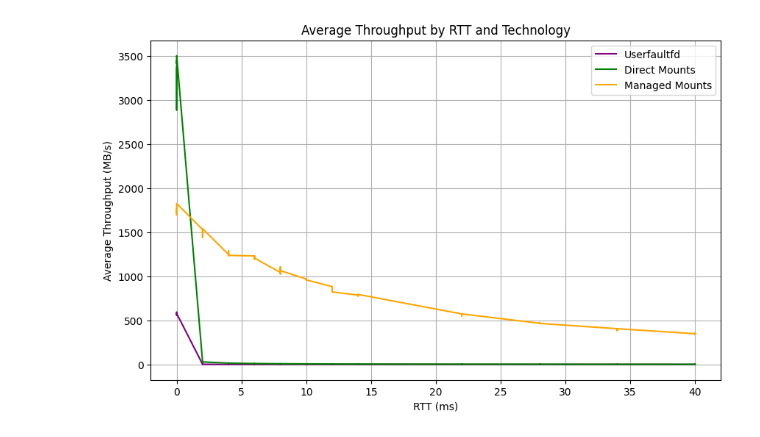
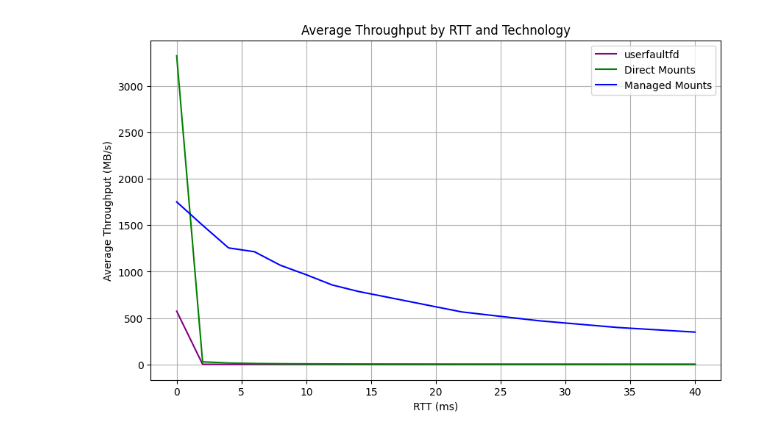
Before and after one commit to pojntfx/networked-linux-memsync, a Jupyter notebook: notebooks/throughput-rttvar.ipynb, the cells around one changed output. Saved outputs shown, nothing was run; the diff lists cells and outputs as text; code cells hidden in the pictures.

```diff
--- a/notebooks/throughput-rttvar.ipynb
+++ b/notebooks/throughput-rttvar.ipynb
@@ -1,29 +1,30 @@
 # %%
+# Importing necessary libraries
 import pandas as pd
 import matplotlib.pyplot as plt
 
-# Load the data
-data = pd.read_csv('../bench/throughput-rttvar/results.csv')
+# Load data
+df = pd.read_csv('../bench/throughput-rttvar/results.csv')
 
-# Fill NaN values in 'RTT (ms)' column with forward fill method
-data['RTT (ms)'].fillna(method='ffill', inplace=True)
+# Fill the missing values in 'RTT (ms)' column using forward fill method
+df['RTT (ms)'] = df['RTT (ms)'].fillna(method='ffill')
 
-# Convert 'RTT (ms)' to numerical by removing 'ms' and converting to int
-data['RTT (ms)'] = data['RTT (ms)'].str.replace('ms', '').astype(int)
+# Convert RTT values to numeric by removing "ms" and convert it to integer for better plotting
+df['RTT (ms)'] = df['RTT (ms)'].str.replace('ms', '').astype(int)
 
-# Set 'RTT (ms)' as index
-data.set_index('RTT (ms)', inplace=True)
+# Group by 'RTT (ms)' and calculate the average for each technology
+df_grouped = df.groupby('RTT (ms)').mean().reset_index()
 
-# Plot with a different color scheme and the legend in the top right
-plt.figure(figsize=(10,6))
-plt.plot(data['Throughput for userfaultfd (MB/s)'], label='Userfaultfd', color='purple')
-plt.plot(data['Throughput for Direct Mounts (MB/s)'], label='Direct Mounts', color='green')
-plt.plot(data['Throughput for Managed Mounts (MB/s)'], label='Managed Mounts', color='orange')
+# Plotting with a different color scheme
+plt.figure(figsize=(10, 6))
+plt.plot(df_grouped['RTT (ms)'], df_grouped['Throughput for userfaultfd (MB/s)'], label='userfaultfd', color='purple')
+plt.plot(df_grouped['RTT (ms)'], df_grouped['Throughput for Direct Mounts (MB/s)'], label='Direct Mounts', color='green')
+plt.plot(df_grouped['RTT (ms)'], df_grouped['Throughput for Managed Mounts (MB/s)'], label='Managed Mounts', color='blue')
 plt.xlabel('RTT (ms)')
 plt.ylabel('Average Throughput (MB/s)')
 plt.title('Average Throughput by RTT and Technology')
-plt.legend(loc='upper right')
+plt.legend()
 plt.grid(True)
 plt.show()
 # %% [output]
-[figure, old version]
+[figure, new version]
```
Also changed, not shown: 5 other files.
